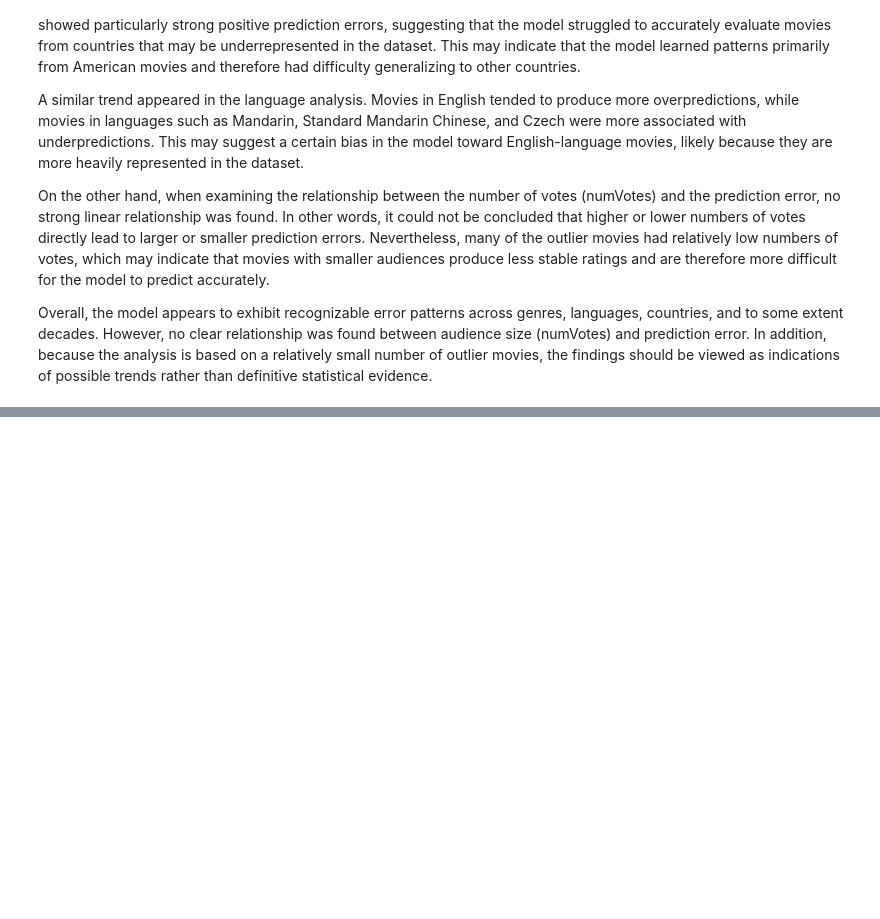
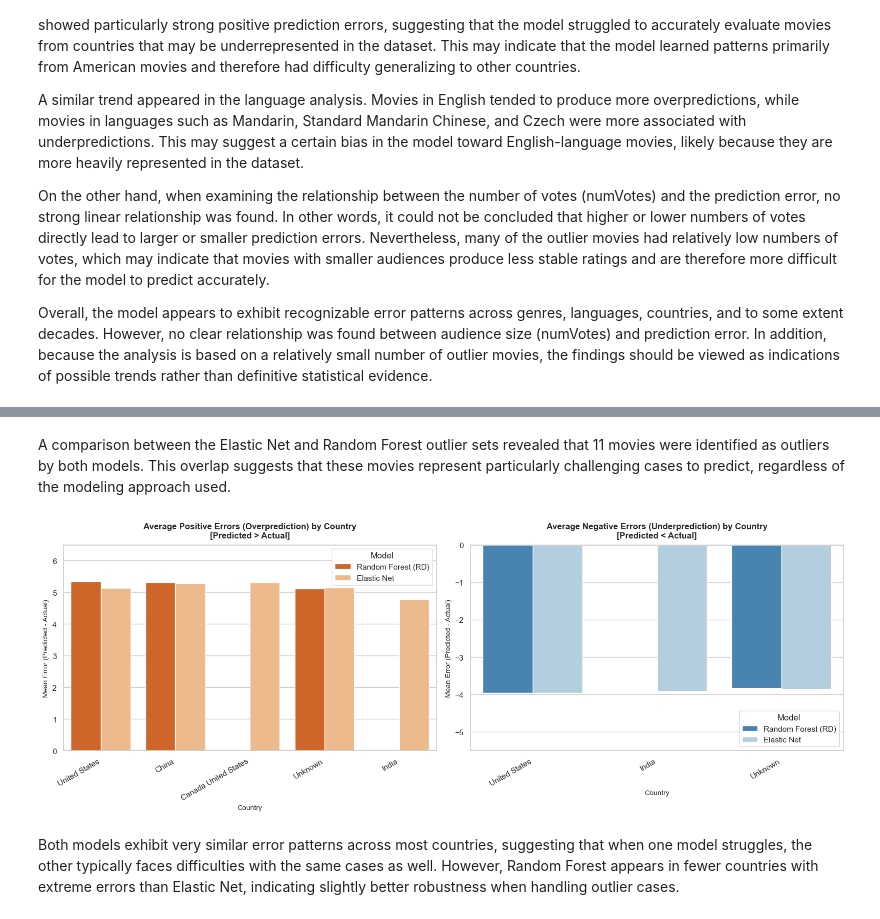
Before and after one commit to BarelAndArad/python-ml-project, a Jupyter notebook: Python_ML_Project.ipynb, the cells around one changed output, grey strips where cells are left out. Cells and saved outputs as stored; diff of their text form; code cells hidden in the pictures; blank space fills up the shorter version.

```diff
--- a/Python_ML_Project.ipynb
+++ b/Python_ML_Project.ipynb
@@ -1544,0 +1564,2 @@ NameError: name 'df_test_prepared' is not defined
+# %%
+df_outliers_rd = df_outliers_full_data
@@ -1544,0 +1616,2 @@ NameError: name 'df_test_prepared' is not defined
+# %% [markdown]
+A comparison between the Elastic Net and Random Forest outlier sets revealed that 11 movies were identified as outliers by both models. This overlap suggests that these movies represent particularly challenging cases to predict, regardless of the modeling approach used.
@@ -1544,0 +1686,6 @@ NameError: name 'df_test_prepared' is not defined
+# %%
+plot_outliers_by_feature(df_outliers_elastic_net, df_outliers_rd, 'Country')
+# %% [output]
+[figure, added]
+# %% [markdown]
+Both models exhibit very similar error patterns across most countries, suggesting that when one model struggles, the other typically faces difficulties with the same cases as well. However, Random Forest appears in fewer countries with extreme errors than Elastic Net, indicating slightly better robustness when handling outlier cases.
```
Also changed, not shown: parts of 48 cells of this notebook.
